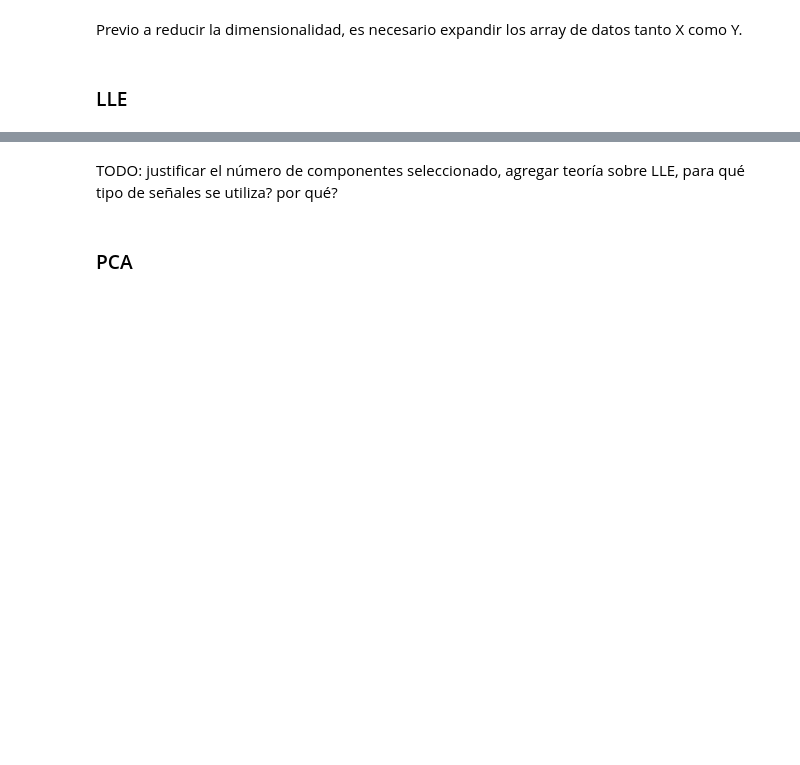
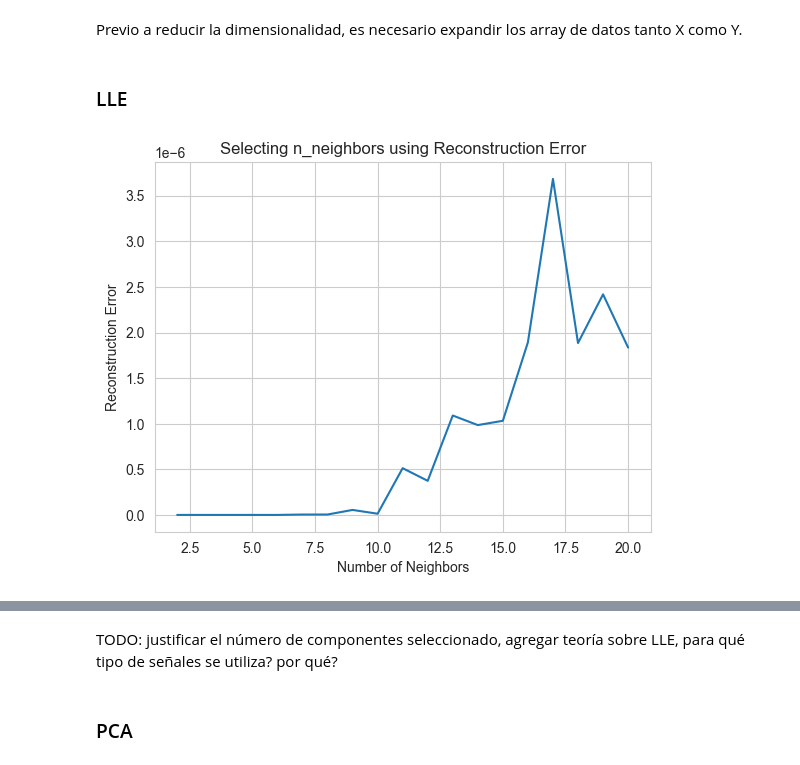
Before and after one commit to PosgradoMNA/Proyecto_Integrador_Equipo_11, a Jupyter notebook: notebooks/FeatureEngineering.ipynb, the cells around one changed output, grey strips where cells are left out. Drawn from its saved outputs; the diff is of its cells as text; code cells hidden in the pictures; blank space fills up the shorter version.

Commit message:
ft: add LLE graphs

```diff
--- a/notebooks/FeatureEngineering.ipynb
+++ b/notebooks/FeatureEngineering.ipynb
@@ -242,3 +243,22 @@ x_train_data = pd.DataFrame(wavelet_train_df['x'].to_list())
 y_train_data = pd.DataFrame(wavelet_train_df['y'].to_list())
 # %% [markdown]
 ### LLE
+# %%
+def plot_reconstruction_error_neighbors(x_train_data, n_components=35, max_neighbors=20):
+
+    errors = []
+    for neighbors in range(2, max_neighbors + 1):
+        embedding = LocallyLinearEmbedding(n_components=n_components, n_neighbors=neighbors, eigen_solver='dense')
+        embedding.fit(x_train_data)
+        errors.append(embedding.reconstruction_error_)
+
+    plt.plot(range(2, max_neighbors + 1), errors)
+    plt.xlabel('Number of Neighbors')
+    plt.ylabel('Reconstruction Error')
+    plt.title('Selecting n_neighbors using Reconstruction Error')
+    plt.show()
+
+# Example usage:
+plot_reconstruction_error_neighbors(x_train_data, n_components=6, max_neighbors=20)
+# %% [output]
+[figure, added]
```
Also changed, not shown: parts of 11 cells of this notebook.
